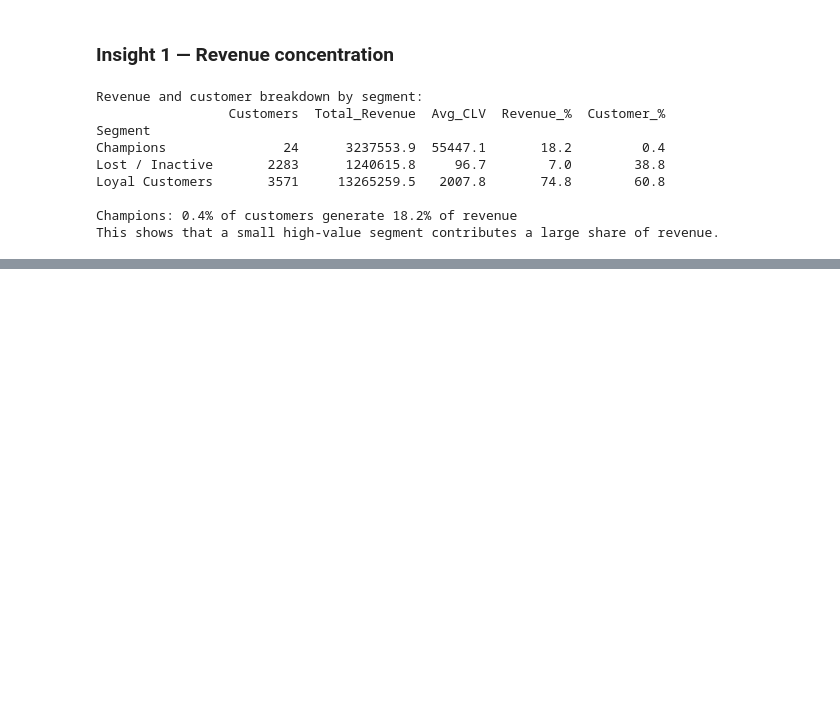
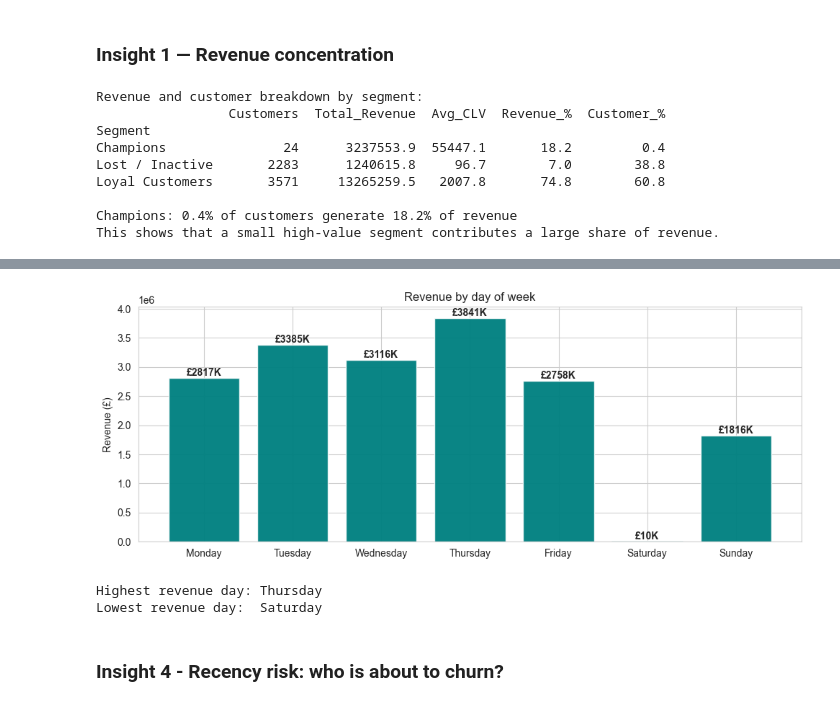
Before and after one commit to Ashik-Patel/retaillens, a Jupyter notebook: notebooks/4_business_insights.ipynb, the cells around one changed output, grey strips where cells are left out. Cells and saved outputs as stored; diff of their text form; code cells hidden in the pictures; blank space fills up the shorter version.

```diff
--- a/notebooks/4_business_insights.ipynb
+++ b/notebooks/4_business_insights.ipynb
@@ -105,0 +219,63 @@ This shows that a small high-value segment contributes a large share of revenue.
+# %%
+# Extract the day name from each invoice date
+# Example: 2011-11-15 becomes Tuesday
+df['DayOfWeek'] = df['InvoiceDate'].dt.day_name()
+
+# Define the correct weekday order for plotting
+day_order = [
+    'Monday', 'Tuesday', 'Wednesday',
+    'Thursday', 'Friday', 'Saturday', 'Sunday'
+]
+
+# Calculate total revenue for each day of the week
+daily = (
+    df.groupby('DayOfWeek')['TotalRevenue']
+      .sum()
+      .reindex(day_order)
+)
+
+# Create the bar chart
+fig, ax = plt.subplots(figsize=(10, 4))
+
+# Plot revenue by weekday
+ax.bar(
+    daily.index,      # x-axis: weekday names
+    daily.values,     # y-axis: revenue values
+    color='teal',
+    alpha=0.8
+)
+
+# Create bar chart
+bars = ax.bar(daily.index, daily.values, color='teal', alpha=0.8)
+
+# Add data labels above each bar
+for bar in bars:
+    height = bar.get_height()
+    ax.text(
+        bar.get_x() + bar.get_width() / 2,   # x-position: center of bar
+        height,                              # y-position: top of bar
+        f'£{height/1000:.0f}K',              # label format in thousands
+        ha='center',
+        va='bottom',
+        fontweight='bold'
+    )
+
+# Add chart title and y-axis label
+ax.set_title('Revenue by day of week')
+ax.set_ylabel('Revenue (£)')
+
+# Improve layout spacing
+plt.tight_layout()
+
+# Display chart
+plt.show()
+
+# Print highest and lowest revenue days
+print(f"Highest revenue day: {daily.idxmax()}")
+print(f"Lowest revenue day:  {daily.idxmin()}")
+# %% [output]
+[figure, added]
+Highest revenue day: Thursday
+Lowest revenue day:  Saturday
+# %% [markdown]
+### Insight 4 - Recency risk: who is about to churn?
```
Also changed, not shown: parts of 11 cells of this notebook.
